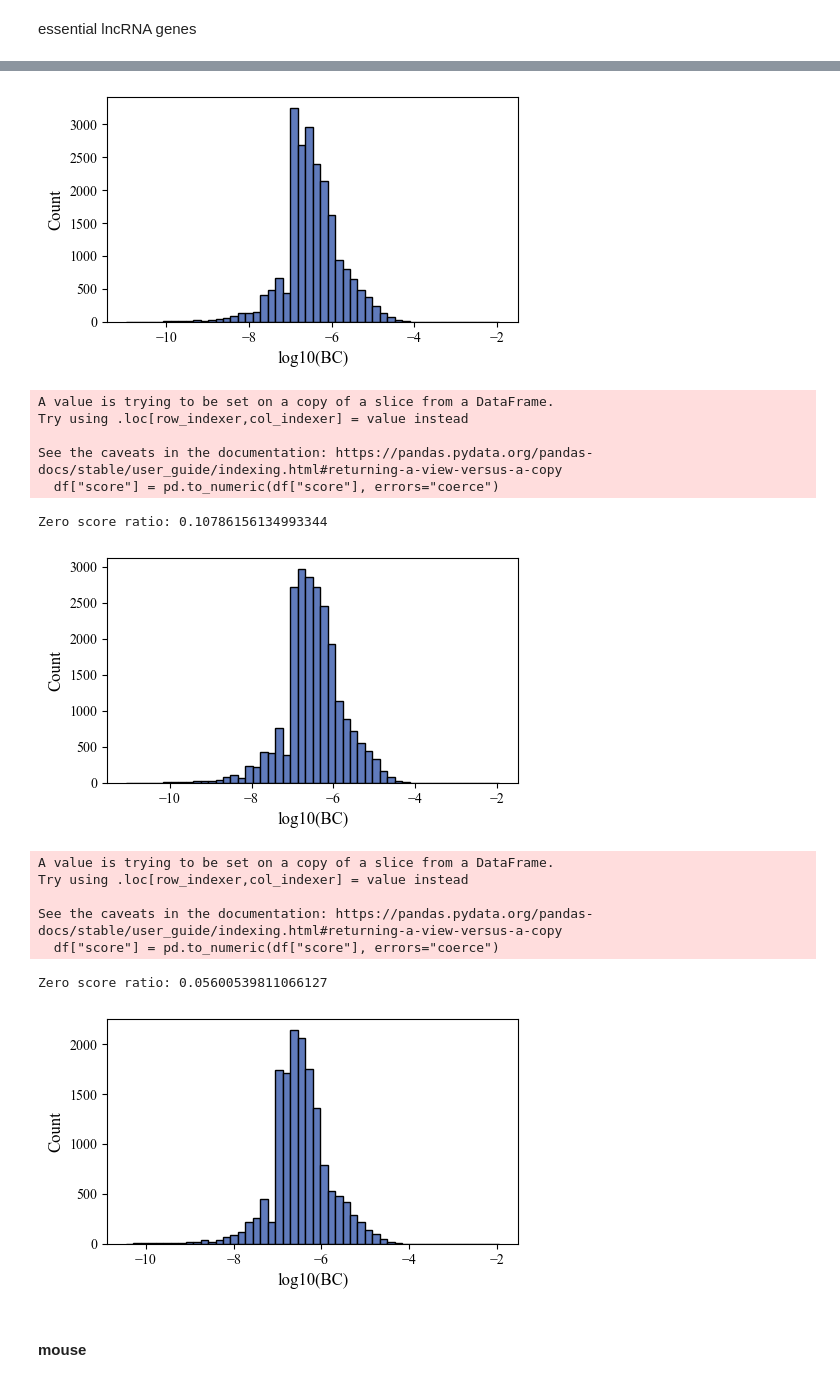
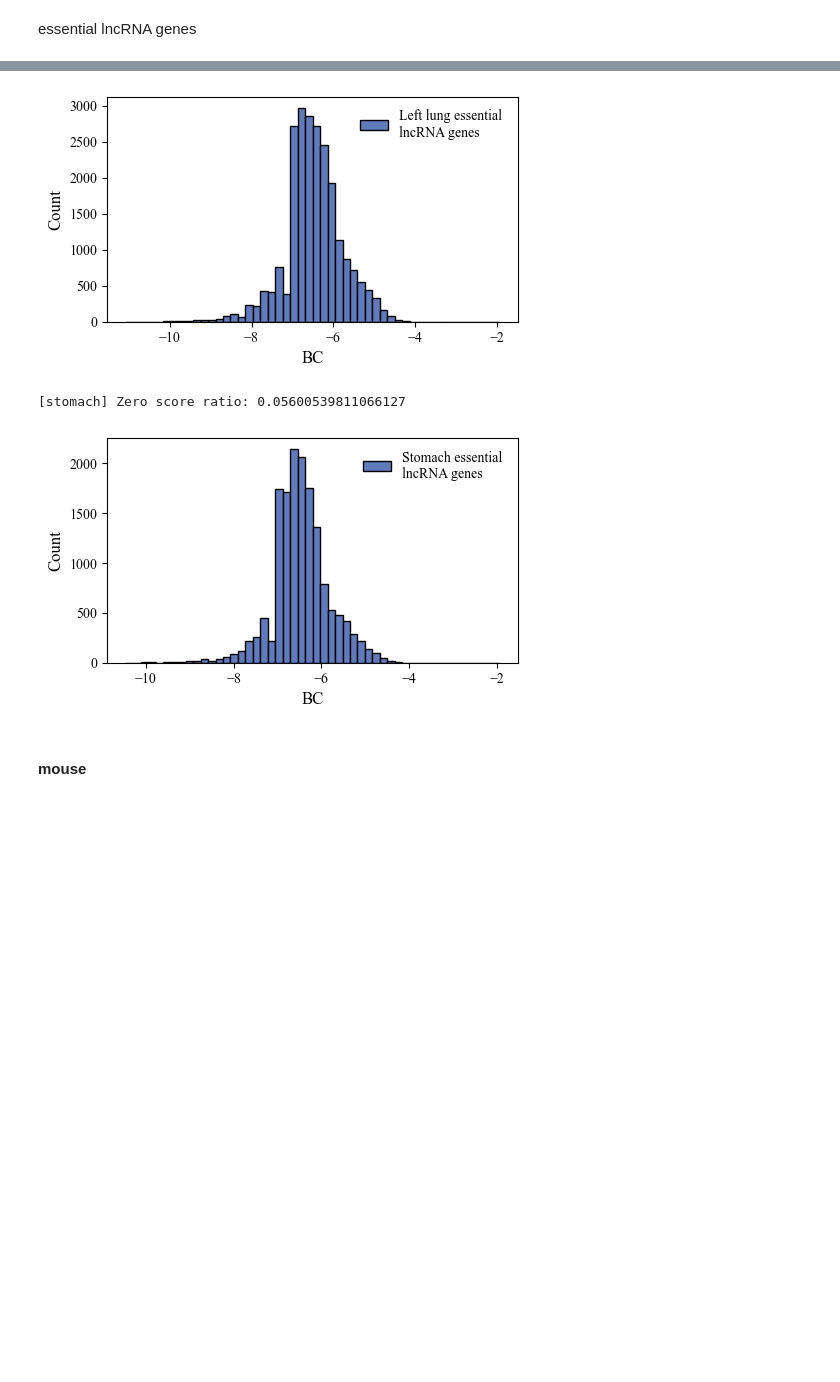
Before and after one commit to swt1024/ELGE, a Jupyter notebook: experiment/ess_number/filter.ipynb, the cells around one changed output, grey strips where cells are left out. Cells and saved outputs as stored; diff of their text form; code cells hidden in the pictures; blank space fills up the shorter version.

```diff
--- a/experiment/ess_number/filter.ipynb
+++ b/experiment/ess_number/filter.ipynb
@@ -56,41 +62,56 @@ from matplotlib import rcParams
 
 rcParams['font.family'] = 'Times New Roman'
 
+# Map tissue aliases to full names
+tissue_name_map = {
+    "heart": "Left ventricle",
+    "lung": "Left lung",
+    "stomach": "Stomach"
+}
+
 # ====== 1) read CSV ======
 csv_path = "BC_score_human.csv"
 df_bc = pd.read_csv(csv_path, header=0)
 df_bc.columns = ["lncRNA", "score"]
+
 for t in ["heart", "lung", "stomach"]:
-	ess_df = pd.read_csv(f"./deduplicated_human_{t}_essential_genes.csv", header=None)
-	ess_df.columns = ['lncRNA_id']
 
-	# ====== 2) Clean data ======
-	# Keep only essential lncRNAs
-	df = df_bc[df_bc['lncRNA'].isin(ess_df['lncRNA_id'])]
+    # Get full tissue name for legend
+    full_t = tissue_name_map.get(t, t)
 
-	# Convert to numeric and drop invalid values
-	df["score"] = pd.to_numeric(df["score"], errors="coerce")
-	df = df.dropna(subset=["score"])
+    ess_df = pd.read_csv(f"./deduplicated_human_{t}_essential_genes.csv", header=None)
+    ess_df.columns = ['lncRNA_id']
 
-	# Print the ratio of zero scores
-	print("Zero score ratio:", len(df[df["score"] == 0]) / len(df))
+    # ====== 2) Clean data ======
+    df = df_bc[df_bc['lncRNA'].isin(ess_df['lncRNA_id'])].copy()
 
-	# Remove non-positive scores (log10 requires >0)
-	df = df[df["score"] > 0]
+    df["score"] = pd.to_numeric(df["score"], errors="coerce")
+    df = df.dropna(subset=["score"])
 
-	scores = df["score"].values
-	log_scores = np.log10(scores)
+    print(f"[{t}] Zero score ratio:", len(df[df["score"] == 0]) / len(df))
 
-	# ====== 3) Plot histogram of log10-transformed scores ======
-	plt.figure(figsize=(5, 3))
+    df = df[df["score"] > 0]
 
-	plt.hist(log_scores, bins=50, edgecolor="black", color="#607bbc")
+    scores = df["score"].values
+    log_scores = np.log10(scores)
 
-	plt.xlabel("log10(BC)", fontsize=12)
-	plt.ylabel("Count", fontsize=12)
+    # ====== 3) Plot histogram ======
+    plt.figure(figsize=(5, 3))
 
-	plt.tight_layout()
-	plt.savefig(f"human_ess_BC_{t}.svg")
+    plt.hist(
+        log_scores,
+        bins=50,
+        edgecolor="black",
+        color="#607bbc",
+        label=f"{full_t} essential \nlncRNA genes"
+    )
 
-	plt.show()
+    plt.legend(loc="upper right", fontsize=10, frameon=False)
+
+    plt.xlabel("BC", fontsize=12)
+    plt.ylabel("Count", fontsize=12)
+
+    plt.tight_layout()
+    plt.savefig(f"human_ess_BC_{t}.svg")
+    plt.show()
 # %% [output]
@@ -103,18 +121,6 @@ See the caveats in the documentation: https://pandas.pydata.org/pandas-docs/stab
-[figure, old version]
+[figure, new version]
-A value is trying to be set on a copy of a slice from a DataFrame.
-Try using .loc[row_indexer,col_indexer] = value instead
-
-See the caveats in the documentation: https://pandas.pydata.org/pandas-docs/stable/user_guide/indexing.html#returning-a-view-versus-a-copy
-  df["score"] = pd.to_numeric(df["score"], errors="coerce")
+[stomach] Zero score ratio: 0.05600539811066127
-Zero score ratio: 0.10786156134993344
-[figure, old version]
-A value is trying to be set on a copy of a slice from a DataFrame.
-Try using .loc[row_indexer,col_indexer] = value instead
-
-See the caveats in the documentation: https://pandas.pydata.org/pandas-docs/stable/user_guide/indexing.html#returning-a-view-versus-a-copy
-  df["score"] = pd.to_numeric(df["score"], errors="coerce")
-Zero score ratio: 0.05600539811066127
-[figure, old version]
+[figure, new version]
 # %% [markdown]
 #### mouse
 # %% [markdown]
```
Also changed, not shown: parts of 4 cells of this notebook, 7 other files.
